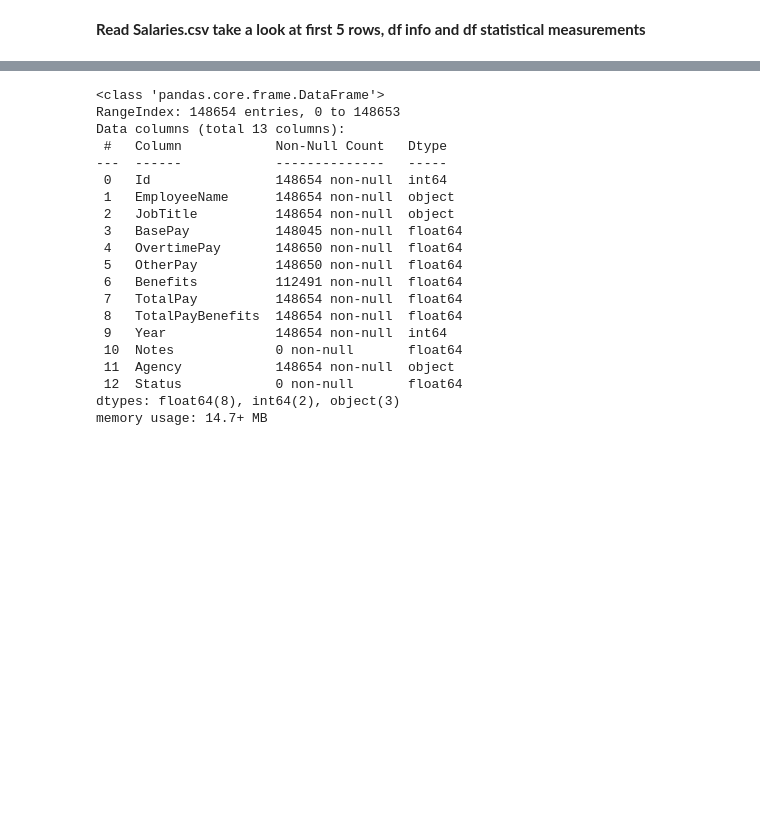
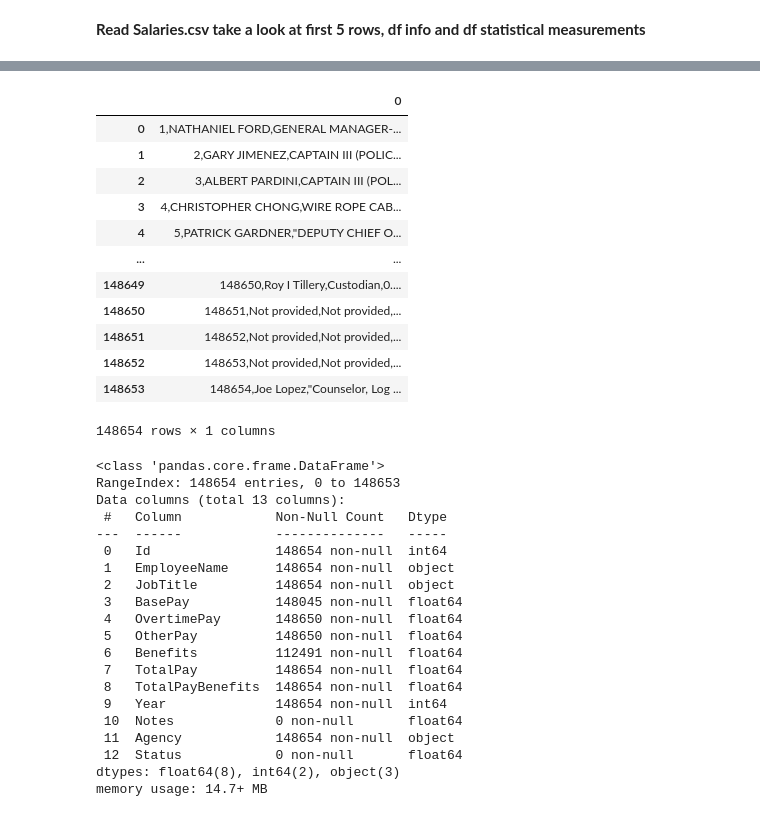
Before and after one commit to yasir5008/DS_-_ITF_Just_Working_Directory, a Jupyter notebook: DS_projects/DS Assignments/Assignment-1-Student.ipynb, the cells around one changed output, grey strips where cells are left out. Drawn from its saved outputs; the diff is of its cells as text; code cells hidden in the pictures; blank space fills up the shorter version.

```diff
--- a/DS_projects/DS Assignments/Assignment-1-Student.ipynb
+++ b/DS_projects/DS Assignments/Assignment-1-Student.ipynb
@@ -255,3 +270,20 @@ import pandas as pd
+# %%
+df = pd.DataFrame(salaries)
+df
+# %% [output]
+|  | 0 |
+| 0 | 1,NATHANIEL FORD,GENERAL MANAGER-... |
+| 1 | 2,GARY JIMENEZ,CAPTAIN III (POLIC... |
+| 2 | 3,ALBERT PARDINI,CAPTAIN III (POL... |
+| 3 | 4,CHRISTOPHER CHONG,WIRE ROPE CAB... |
+| 4 | 5,PATRICK GARDNER,"DEPUTY CHIEF O... |
+| ... | ... |
+| 148649 | 148650,Roy I Tillery,Custodian,0.... |
+| 148650 | 148651,Not provided,Not provided,... |
+| 148651 | 148652,Not provided,Not provided,... |
+| 148652 | 148653,Not provided,Not provided,... |
+| 148653 | 148654,Joe Lopez,"Counselor, Log ... |
+148654 rows × 1 columns
 # %%
 # %% [output]
 <class 'pandas.core.frame.DataFrame'>
```
Also changed, not shown: parts of 15 cells of this notebook, 3 other files.
